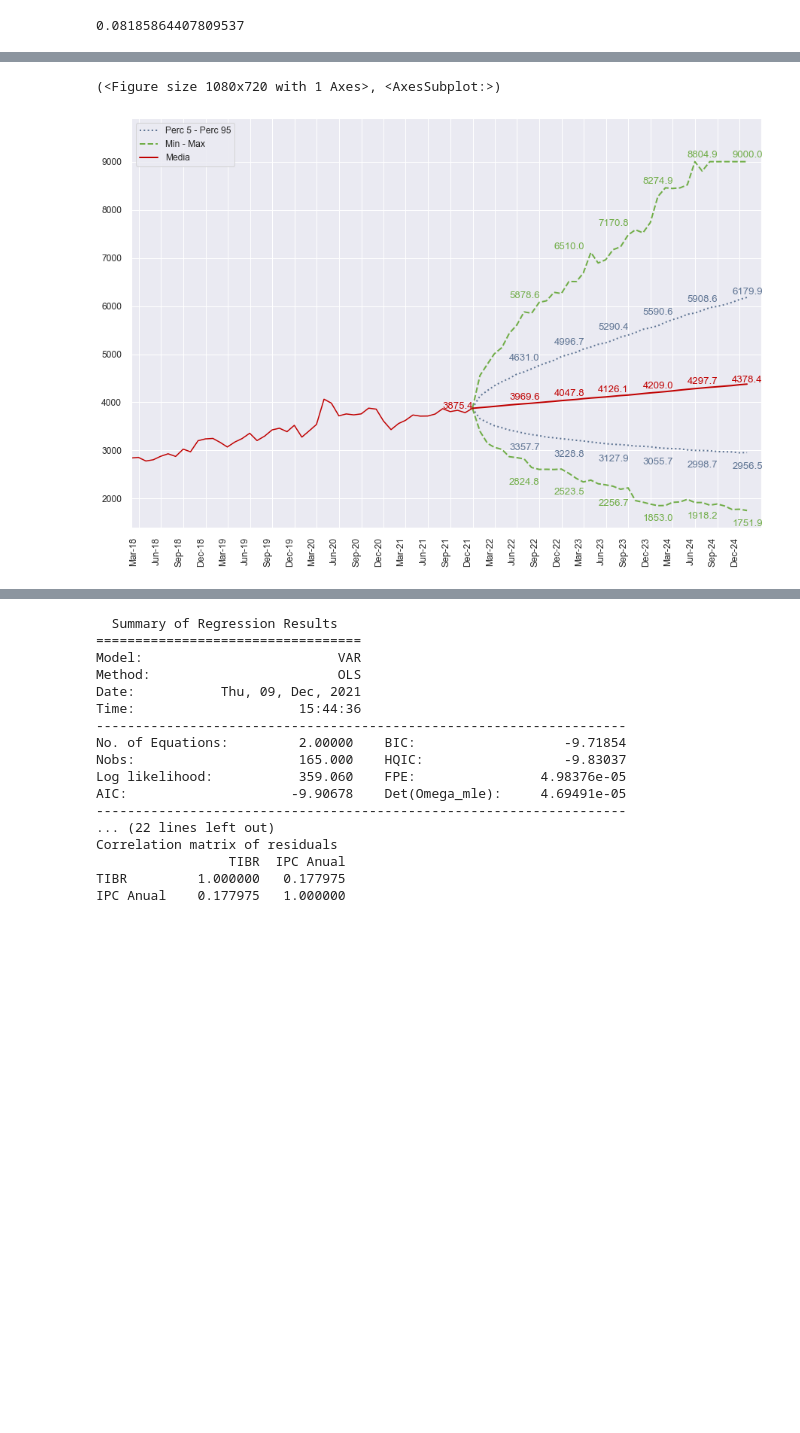
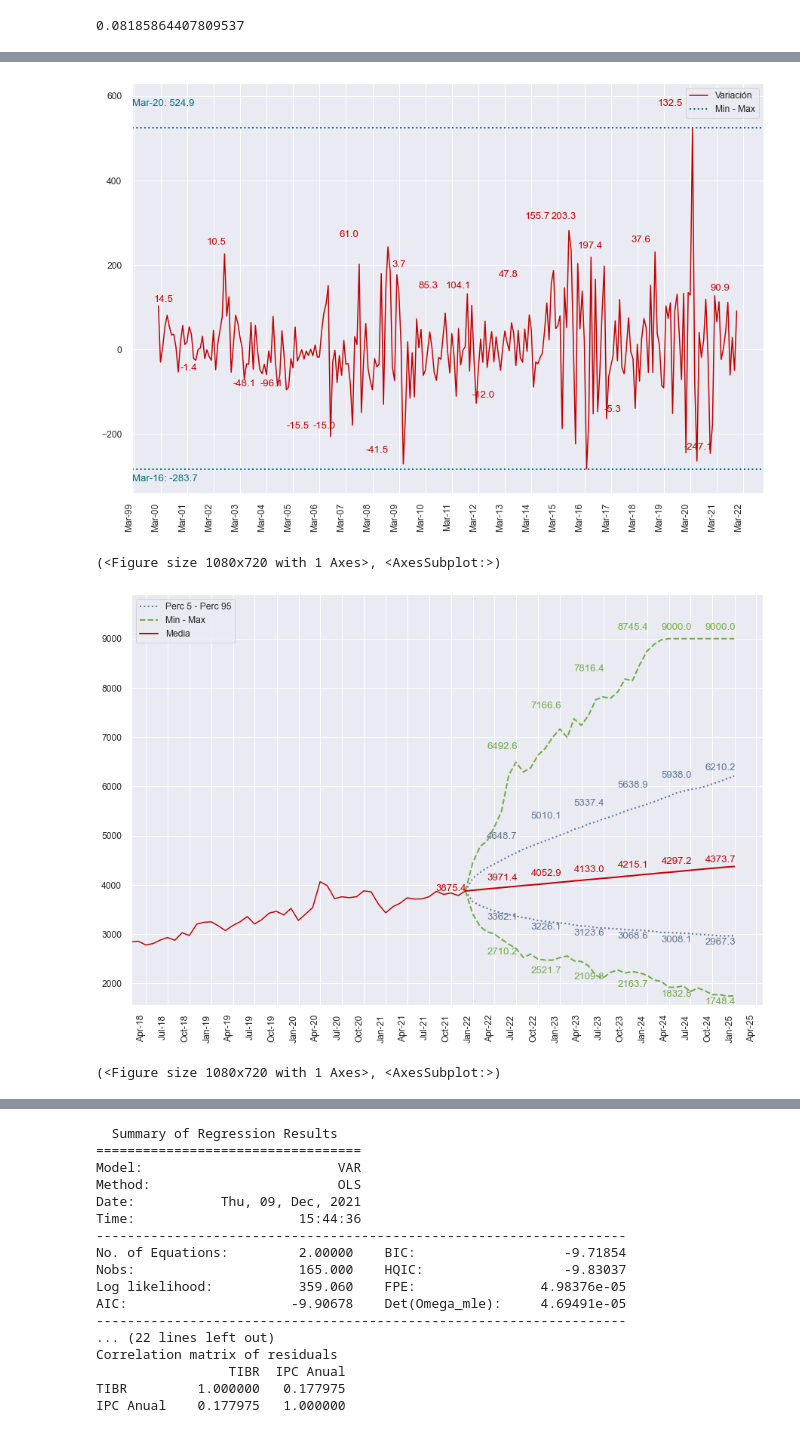
Before and after one commit to Alejandro-Duenas/rate_simulation_models, a Jupyter notebook: Stochastic Rates Modeling.ipynb, the cells around one changed output, grey strips where cells are left out. Drawn from its saved outputs; the diff is of its cells as text; code cells hidden in the pictures; blank space fills up the shorter version.

```diff
--- a/Stochastic Rates Modeling.ipynb
+++ b/Stochastic Rates Modeling.ipynb
@@ -184,2 +183,9 @@ poisson.plot_full_variations('2018-01-01','2024-12-31', dec=4)
+# %%
+gbm = stc.GBM(100, 0.3, 0.01)
+rss = stc.RateSeriesSimulation(trm)
+rss.plot_historic_variation(time_space=12, dec=1)
+# %% [output]
+[figure, added]
+(<Figure size 1080x720 with 1 Axes>, <AxesSubplot:>)
 # %%
 trm = monthly_rates['TRM']
@@ -187,6 +193,7 @@ trm_gbm = stc.GBMRateSeries(trm,Np=10000, Nt=60, T=60, u_bound=9000)
 # %%
-trm_gbm.plot_full_series('2018-01-01','2024-12-31')
+trm_gbm.plot_full_series('2018-01-01','2024-12-31', time_space=4,
+                         upper_space=0.02, lower_space=0.15)
 # %% [output]
+[figure, new version]
 (<Figure size 1080x720 with 1 Axes>, <AxesSubplot:>)
-[figure, old version]
 # %%
```
Also changed, not shown: parts of 12 cells of this notebook, 5 other files.
